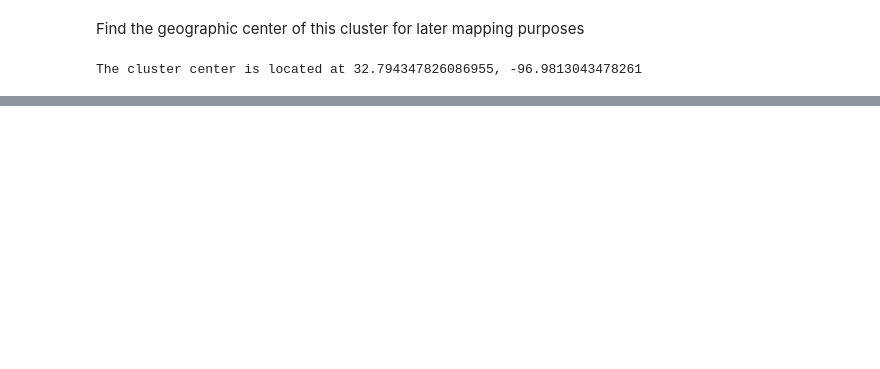
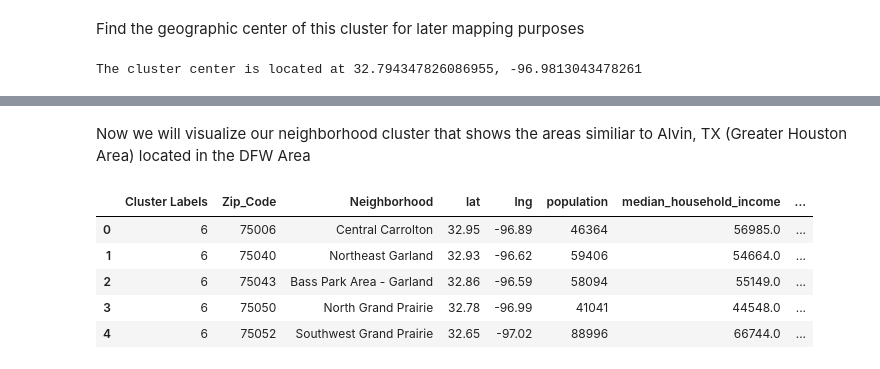
Before and after one commit to joshmiller32/Coursera_Capstone, a Jupyter notebook: finding_similiar_neighborhoods.ipynb, the cells around one changed output, grey strips where cells are left out. Saved outputs shown, nothing was run; the diff lists cells and outputs as text; code cells hidden in the pictures; blank space fills up the shorter version.

```diff
--- a/finding_similiar_neighborhoods.ipynb
+++ b/finding_similiar_neighborhoods.ipynb
@@ -1419,0 +1452,14 @@ alvin_similiar_neighborhoods.to_csv('./Data/sample.csv', index = False)
+# %% [markdown]
+Now we will visualize our neighborhood cluster that shows the areas similiar to Alvin, TX (Greater Houston Area) located in the DFW Area
+# %%
+# Read in our sample zip code cluster for Alvin, TX
+sample = pd.read_csv('./Data/sample.csv')
+# %%
+sample.head()
+# %% [output]
+|  | Cluster Labels | Zip_Code | Neighborhood | lat | lng | population | median_household_income | ... |
+| 0 | 6 | 75006 | Central Carrolton | 32.95 | -96.89 | 46364 | 56985.0 | ... |
+| 1 | 6 | 75040 | Northeast Garland | 32.93 | -96.62 | 59406 | 54664.0 | ... |
+| 2 | 6 | 75043 | Bass Park Area - Garland | 32.86 | -96.59 | 58094 | 55149.0 | ... |
+| 3 | 6 | 75050 | North Grand Prairie | 32.78 | -96.99 | 41041 | 44548.0 | ... |
+| 4 | 6 | 75052 | Southwest Grand Prairie | 32.65 | -97.02 | 88996 | 66744.0 | ... |
```
Also changed, not shown: parts of 26 cells of this notebook, 8 other files.
